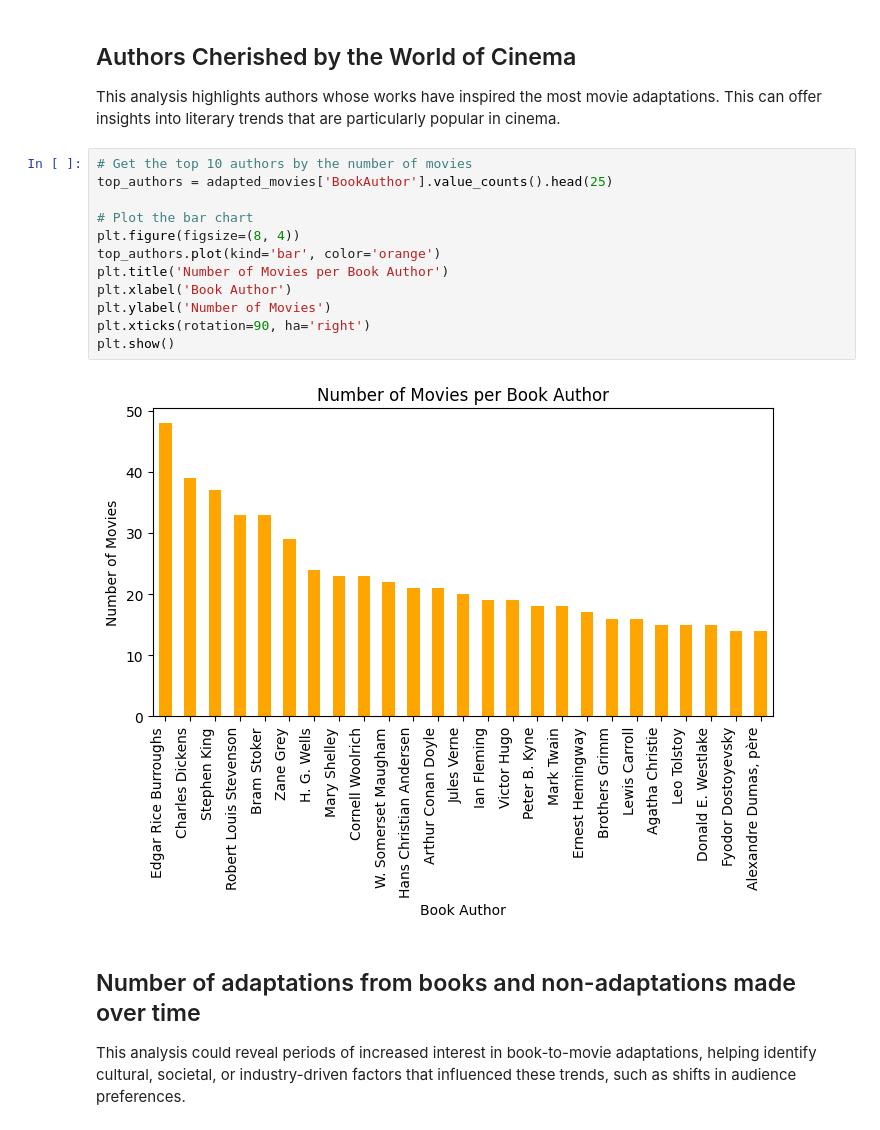
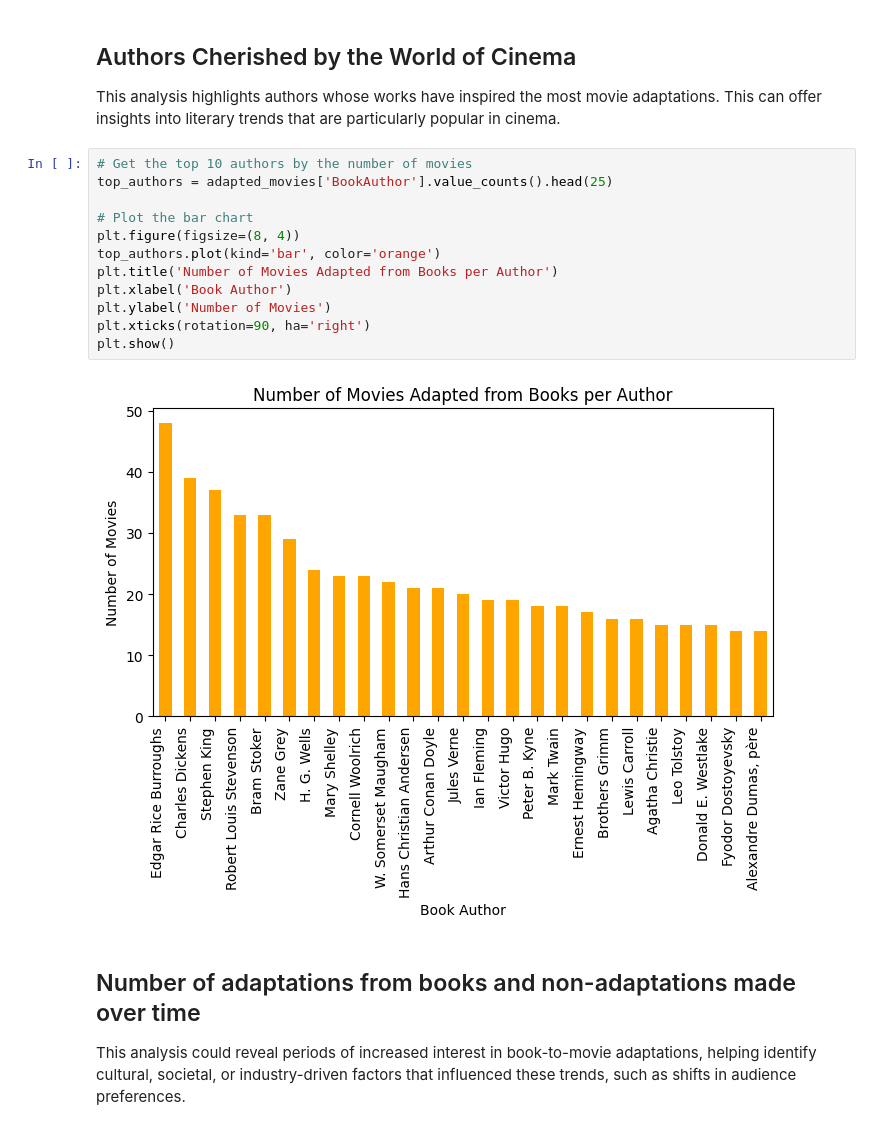
Before and after one commit to epfl-ada/ada-2024-project-padamalgame, a Jupyter notebook: results.ipynb, the cells around one changed output. Saved outputs shown, nothing was run; the diff lists cells and outputs as text.

```diff
--- a/results.ipynb
+++ b/results.ipynb
@@ -437,17 +437,17 @@ This analysis highlights authors whose works have inspired the most movie adapta
 # %%
 # Get the top 10 authors by the number of movies
 top_authors = adapted_movies['BookAuthor'].value_counts().head(25)
 
 # Plot the bar chart
 plt.figure(figsize=(8, 4))
 top_authors.plot(kind='bar', color='orange')
-plt.title('Number of Movies per Book Author')
+plt.title('Number of Movies Adapted from Books per Author')
 plt.xlabel('Book Author')
 plt.ylabel('Number of Movies')
 plt.xticks(rotation=90, ha='right')
 plt.show()
 # %% [output]
-[figure, old version]
+[figure, new version]
 # %% [markdown]
 ## Number of adaptations from books and non-adaptations made over time
 This analysis could reveal periods of increased interest in book-to-movie adaptations, helping identify cultural, societal, or industry-driven factors that influenced these trends, such as shifts in audience preferences.
```
Also changed, not shown: 7 other files.
